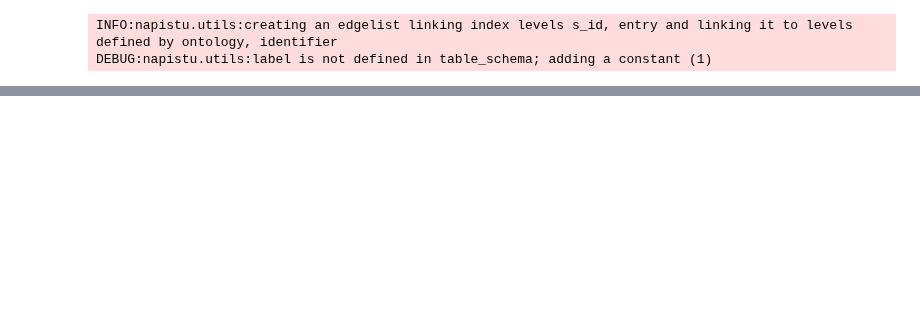
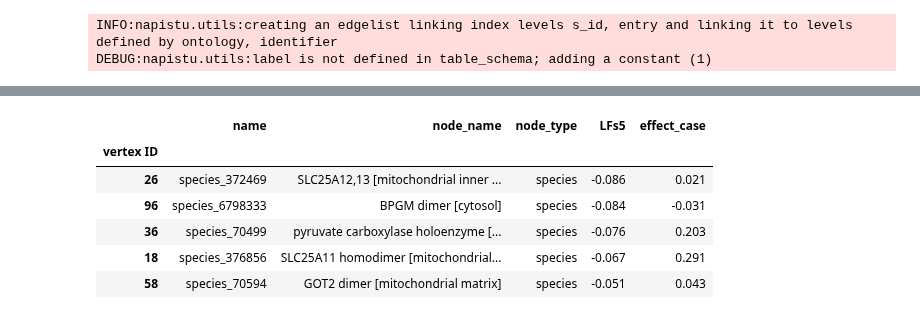
Before and after one commit to napistu/napistu-scrapyard, a Jupyter notebook: scraps/ppr.ipynb, the cells around one changed output, grey strips where cells are left out. Drawn from its saved outputs; the diff is of its cells as text; code cells hidden in the pictures; blank space fills up the shorter version.

```diff
--- a/scraps/ppr.ipynb
+++ b/scraps/ppr.ipynb
@@ -289,0 +257,33 @@ sbml_dfs.species_data["results"]
+# %%
+from napistu.network import net_create
+
+# now we can pass these species_data attributes to the graph
+
+reaction_graph_attrs = {
+    "species": {
+        "LFs5": {
+            "table": "mudata_varm_results",
+            "variable": "LFs5",
+            "trans": "identity",
+        },
+        "effect_case": {
+            "table": "var_level_results",
+            "variable": "effect_case",
+            "trans": "identity",
+        },
+    },
+}
+
+cpr_graph = net_create.create_cpr_graph(
+    sbml_dfs,
+    directed=True,
+    graph_type="regulatory"
+)
+
+# add species attributes
+# TO DO - this is definitely not a utility function
+graph_w_annotations = net_create._add_graph_species_attribute(
+    cpr_graph,
+    sbml_dfs,
+    species_graph_attrs = reaction_graph_attrs,
+)
@@ -289,0 +303,12 @@ sbml_dfs.species_data["results"]
+# %%
+from napistu import utils as napistu_utils
+
+napistu_utils.style_df(graph_w_annotations.get_vertex_dataframe().sort_values("LFs5").head(5))
+# %% [output]
+|  | name | node_name | node_type | LFs5 | effect_case |
+| vertex ID |  |  |  |  |  |
+| 26 | species_372469 | SLC25A12,13 [mitochondrial inner ... | species | -0.086 | 0.021 |
+| 96 | species_6798333 | BPGM dimer [cytosol] | species | -0.084 | -0.031 |
+| 36 | species_70499 | pyruvate carboxylase holoenzyme [... | species | -0.076 | 0.203 |
+| 18 | species_376856 | SLC25A11 homodimer [mitochondrial... | species | -0.067 | 0.291 |
+| 58 | species_70594 | GOT2 dimer [mitochondrial matrix] | species | -0.051 | 0.043 |
```
Also changed, not shown: parts of 17 cells of this notebook, 2 other files.
